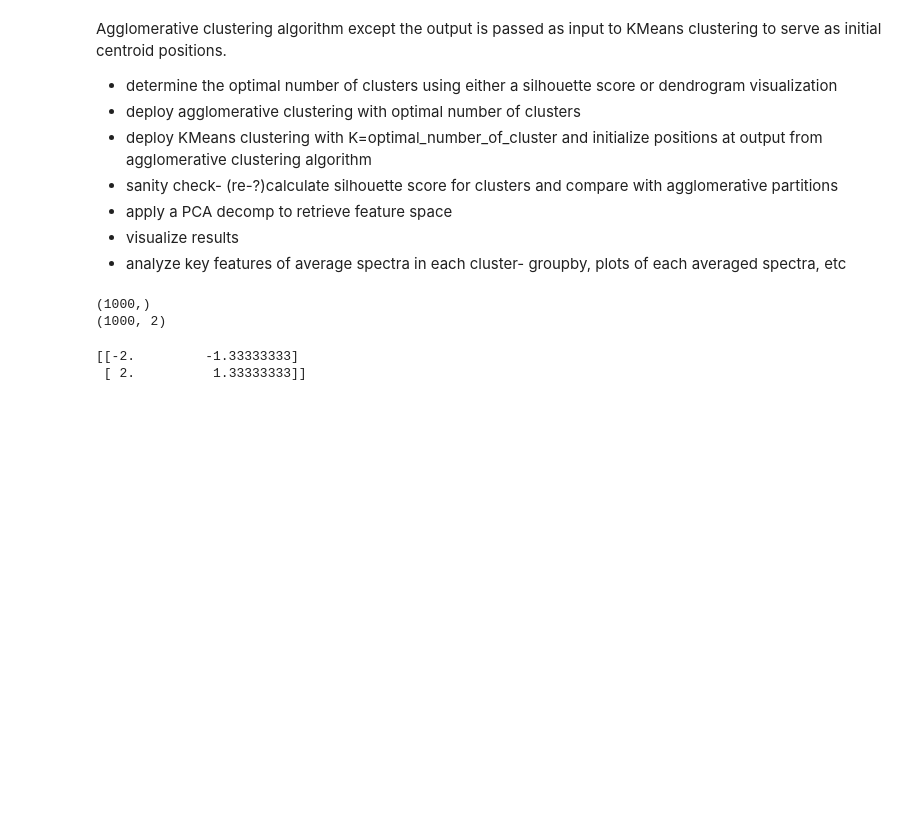
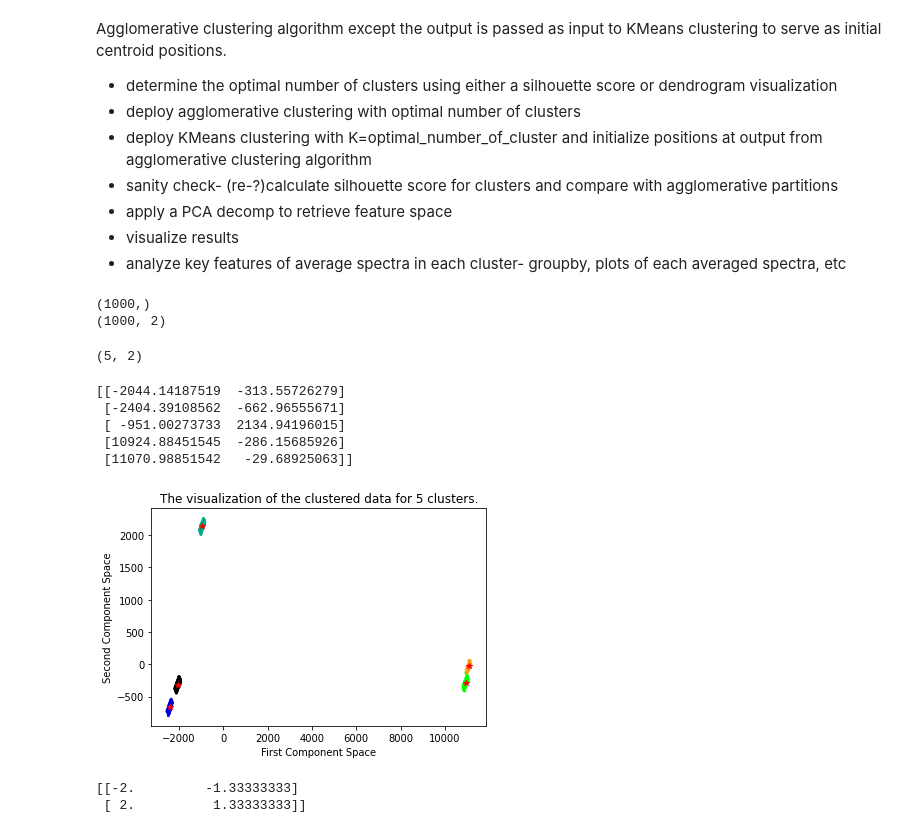
Before and after one commit to sofiapasquini/PAH-revolution, a Jupyter notebook: Algo Pseudo Code.ipynb, the cells around one changed output. Cells and saved outputs as stored; diff of their text form; code cells hidden in the pictures; blank space fills up the shorter version.

Commit message:
rough draft of algo 3 in ipynb

```diff
--- a/Algo Pseudo Code.ipynb
+++ b/Algo Pseudo Code.ipynb
@@ -100,6 +100,44 @@ print(X_pca.shape)
 # %% [output]
 (1000,)
 (1000, 2)
+# %%
+#now pass the output cluster centroids from Agglomerative Clustering to the KMeans algorithm
+
+#start by computing the centroid positions
+from sklearn.neighbors import NearestCentroid
+import numpy as np
+
+clf=NearestCentroid()
+clf.fit(X_pca, cluster_labels) #do you pass the PCA transformed data set as input here or the original?
+centroids=clf.centroids_
+print(centroids.shape)
+# %% [output]
+(5, 2)
+# %%
+#now pass the centroids as starting positions for the KMeans algo
+clusterer = KMeans(n_clusters=5, random_state=10, init=centroids)
+cluster_labels = clusterer.fit_predict(X_pca)
+# %%
+print(centroids)
+# %% [output]
+[[-2044.14187519  -313.55726279]
+ [-2404.39108562  -662.96555671]
+ [ -951.00273733  2134.94196015]
+ [10924.88451545  -286.15685926]
+ [11070.98851542   -29.68925063]]
+# %%
+import matplotlib.cm as cm
+fig, axs=plt.subplots(1,1)
+colors = cm.nipy_spectral(cluster_labels.astype(float) / 5)
+axs.scatter(X_pca[:, 0], X_pca[:, 1], marker='.', s=30, lw=0, alpha=0.7,
+                c=colors, edgecolor='k')
+axs.set_xlabel("First Component Space")
+axs.set_ylabel("Second Component Space")
+axs.set_title("The visualization of the clustered data for "+ str(5)+" clusters.")
+plt.plot(centroids[:,0], centroids[:,1], "*", color='red')
+plt.show()
+# %% [output]
+[figure, added]
 # %%
 #playing with centroid calculation
 from sklearn.neighbors import NearestCentroid
```
Also changed, not shown: parts of 30 cells of this notebook.
